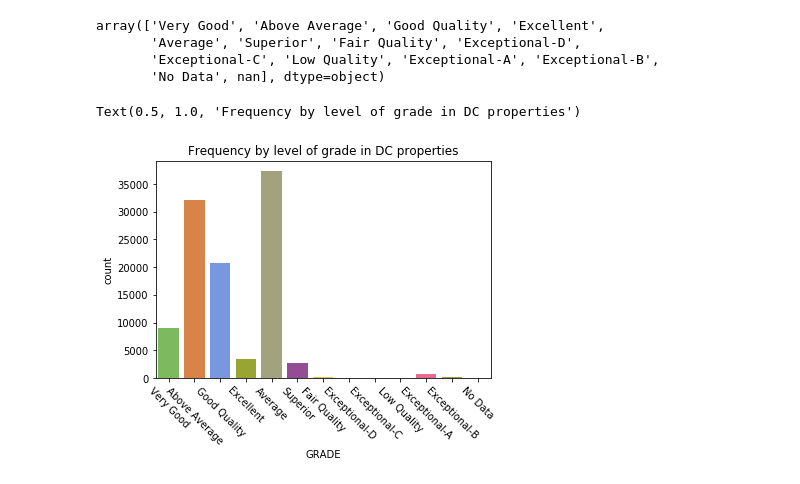
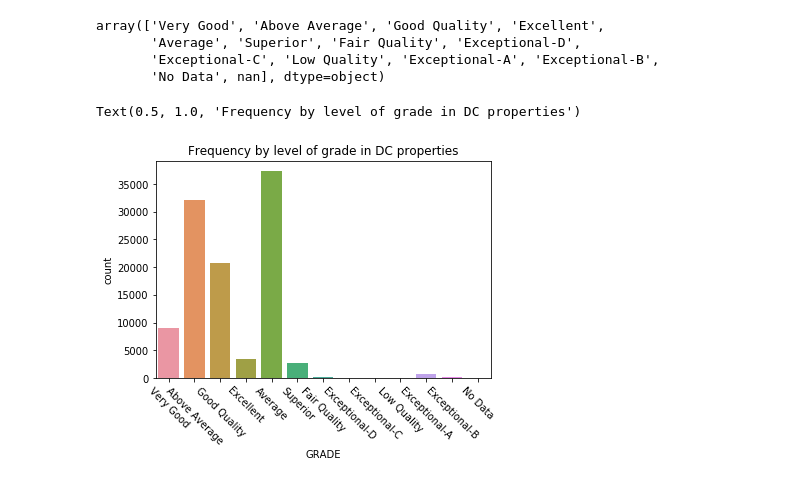
Before and after one commit to hkashiwase/dabc_project2, a Jupyter notebook: project2_module4_final.ipynb, the cells around one changed output. Cells and saved outputs as stored; diff of their text form; code cells hidden in the pictures.

```diff
--- a/project2_module4_final.ipynb
+++ b/project2_module4_final.ipynb
@@ -109,11 +93,11 @@ color=['EBD69D','#F08030',
 # %%
 #chart 3: Bar Count
 
 sns.countplot(x='GRADE',
-             palette=color,
+
              data=df)
 plt.xticks(rotation=-45)
 plt.title('Frequency by level of grade in DC properties')
 # %% [output]
 Text(0.5, 1.0, 'Frequency by level of grade in DC properties')
-[figure, old version]
+[figure, new version]
```
Also changed, not shown: parts of 5 cells of this notebook.
